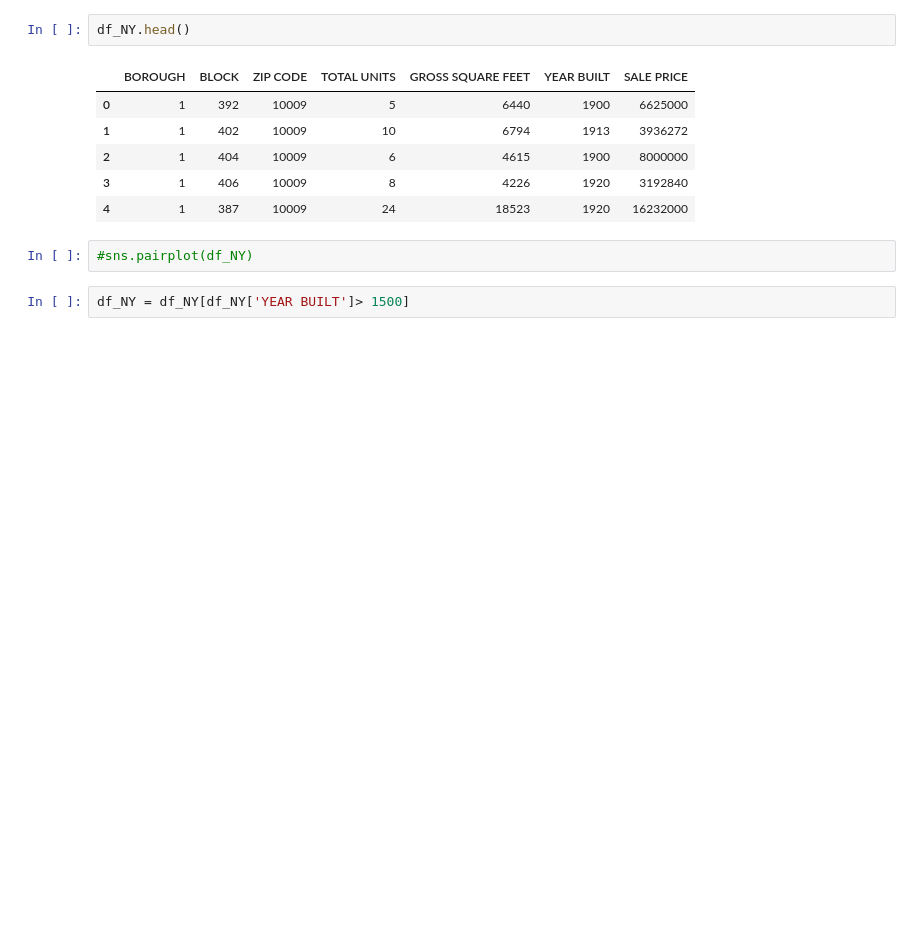
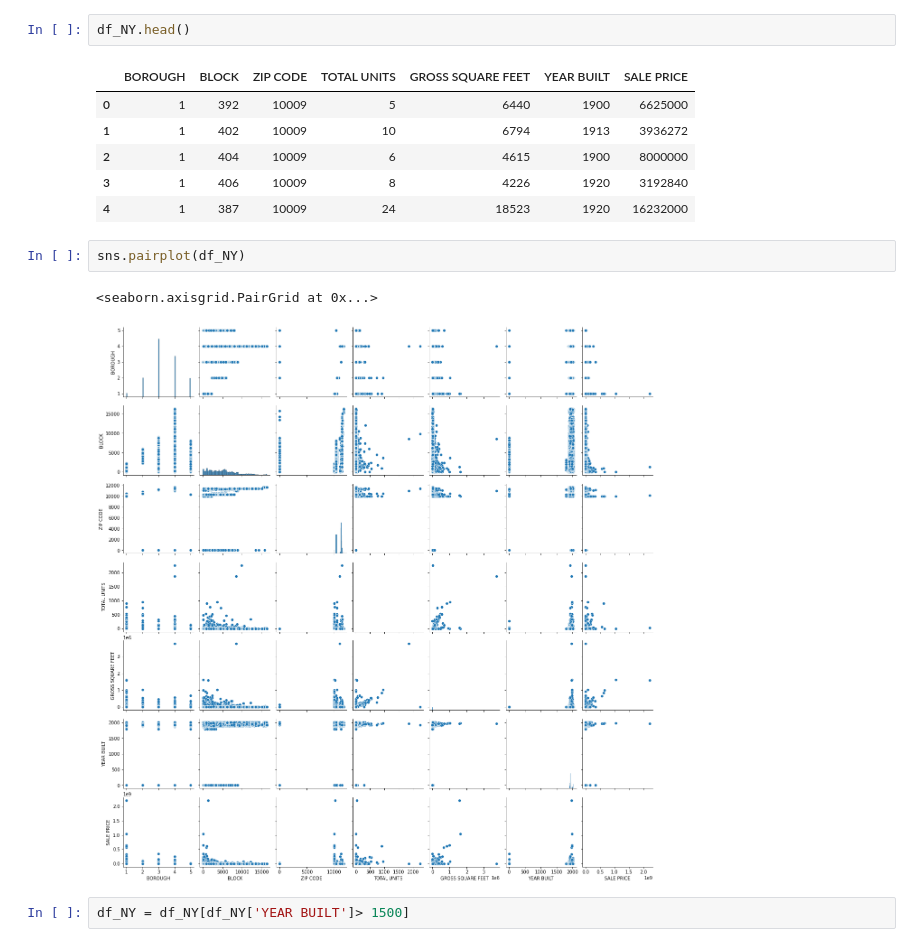
Before and after one commit to allyryry/3450_Assignment_4, a Jupyter notebook: Asn4_Starting_Point.ipynb, the cells around one changed output. Drawn from its saved outputs; the diff is of its cells as text; blank space fills up the shorter version.

```diff
--- a/Asn4_Starting_Point.ipynb
+++ b/Asn4_Starting_Point.ipynb
@@ -139,7 +139,10 @@ df_NY.head()
 | 3 | 1 | 406 | 10009 | 8 | 4226 | 1920 | 3192840 |
 | 4 | 1 | 387 | 10009 | 24 | 18523 | 1920 | 16232000 |
 # %%
-#sns.pairplot(df_NY)
+sns.pairplot(df_NY)
+# %% [output]
+<seaborn.axisgrid.PairGrid at 0x...>
+[figure, added]
 # %%
 df_NY = df_NY[df_NY['YEAR BUILT']> 1500]
 # %%
```
Also changed, not shown: parts of 10 cells of this notebook.
